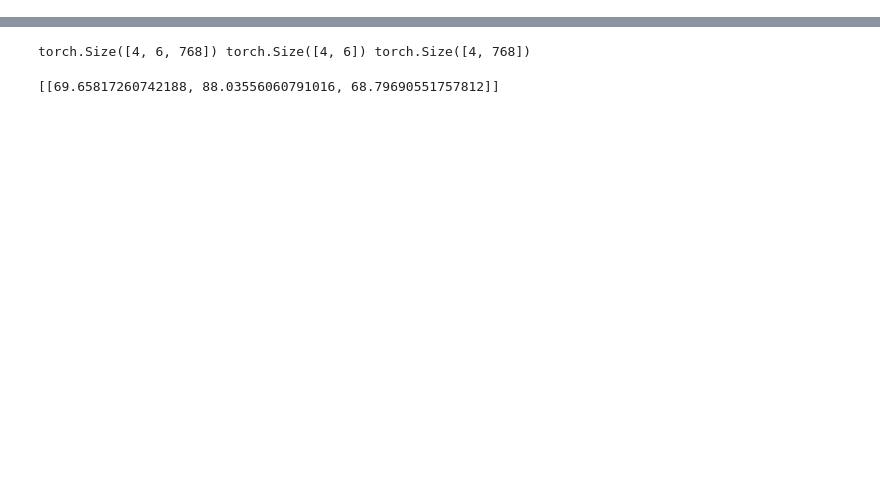
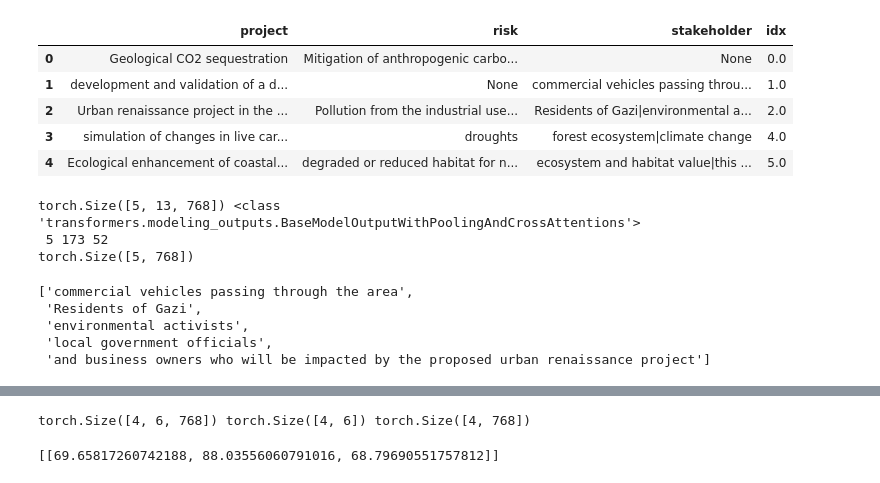
Before and after one commit to sinomark123/knowledge-graph-for-stakeholder-risks-detection-in-mega-infrastructure-projects, a Jupyter notebook: LLama_result_clean/word_embedding.ipynb, the cells around one changed output, grey strips where cells are left out. Cells and saved outputs as stored; diff of their text form; code cells hidden in the pictures; blank space fills up the shorter version.

```diff
--- a/LLama_result_clean/word_embedding.ipynb
+++ b/LLama_result_clean/word_embedding.ipynb
@@ -27,4 +20,14 @@ model = AutoModel.from_pretrained(r"Embedding_Model/gte_large")
 # %%
-data_input = pd.read_csv(r"Generated_Result/three_output1.csv", sep=";")
+data_input = pd.read_csv(r"Generated_Result/10k.csv", sep=";")
+# %%
+data_input.fillna("None", inplace=True)
+data_input.head()
+# %% [output]
+|  | project | risk | stakeholder | idx |
+| 0 | Geological CO2 sequestration | Mitigation of anthropogenic carbo... | None | 0.0 |
+| 1 | development and validation of a d... | None | commercial vehicles passing throu... | 1.0 |
+| 2 | Urban renaissance project in the ... | Pollution from the industrial use... | Residents of Gazi|environmental a... | 2.0 |
+| 3 | simulation of changes in live car... | droughts | forest ecosystem|climate change | 4.0 |
+| 4 | Ecological enhancement of coastal... | degraded or reduced habitat for n... | ecosystem and habitat value|this ... | 5.0 |
 # %%
 stupid: Dict[str, List] = {}
@@ -44 +47,21 @@ temp_project = [stupid["Risk"][val: val+5] for val in range(0, len(stupid["Risk"
+# %%
+att= tokenizer(temp_project[0], padding=True, truncation=True, return_tensors="pt")
+out_test = model(**att)
+print(out_test.last_hidden_state.shape, type(out_test), "\n", len(temp_project[0])\
+      , sum([len(val) for val in temp_project[0]]), max([len(val) for val in temp_project[0]]))
+# print(model.config)
+embedds = average_pool(out_test.last_hidden_state, att["attention_mask"])
+print(embedds.shape)
+# %% [output]
+torch.Size([5, 13, 768]) <class 'transformers.modeling_outputs.BaseModelOutputWithPoolingAndCrossAttentions'>
+ 5 173 52
+torch.Size([5, 768])
+# %%
+stupid["stakeholder"][:5]
+# %% [output]
+['commercial vehicles passing through the area',
+ 'Residents of Gazi',
+ 'environmental activists',
+ 'local government officials',
+ 'and business owners who will be impacted by the proposed urban renaissance project']
 # %%
```
Also changed, not shown: parts of 8 cells of this notebook, 26 other files.
